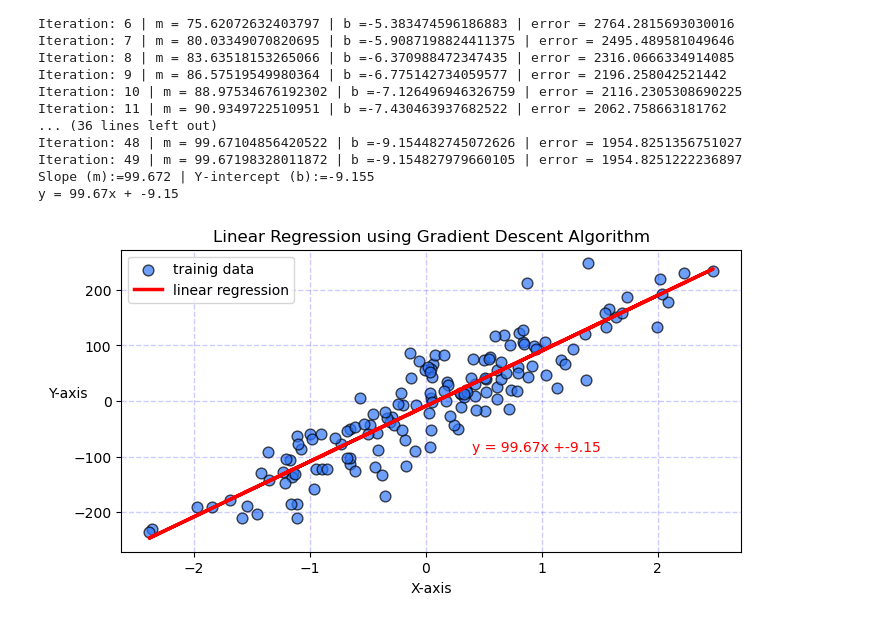
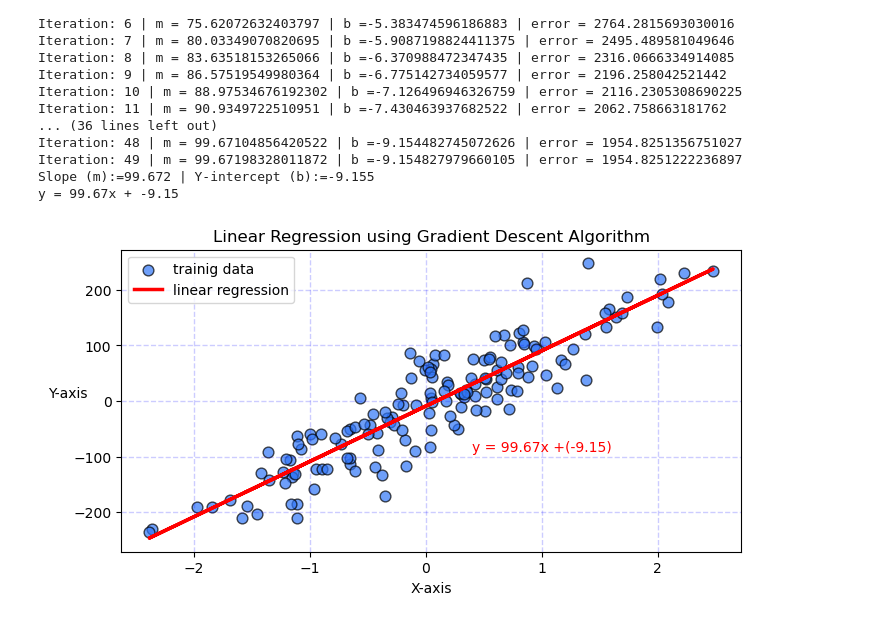
Before and after one commit to vaibhav-shaharwale/Gradient-Descent, a Jupyter notebook: Gradient Descent.ipynb, the cells around one changed output. Saved outputs shown, nothing was run; the diff lists cells and outputs as text; code cells hidden in the pictures.

```diff
--- a/Gradient Descent.ipynb
+++ b/Gradient Descent.ipynb
@@ -23,9 +23,9 @@ def gradient_descent(x,y):
     # Gradient Descent Algorithm
     for i in range(epochs):
         y_pred = m*x + b    # current predicted value of y
-        cost = (1/n) * sum([val**2 for val in (y - y_pred)])    # MSE function used as the Cost function
-        Dm = (-2/n) * sum(x*(y-y_pred))     # partial derivative wrt m
-        Db = (-2/n) * sum(y-y_pred)     # partial derivative wrt b
+        cost = (1/n) * sum([val**2 for val in (y_pred-y)])    # MSE function used as the Cost function
+        Dm = (2/n) * sum(x*(y_pred-y))     # partial derivative wrt m
+        Db = (2/n) * sum(y_pred-y)     # partial derivative wrt b
         m = m - alpha * Dm      # update current value of m
         b = b - alpha * Db      # update current value of b
 
@@ -67,14 +67,14 @@ y = 99.67x + -9.15
 # %%
 y_pred = m*x+b
 plt.figure(figsize=(8,4), dpi=100)
 plt.title("Linear Regression using Gradient Descent Algorithm")
 plt.xlabel("X-axis")
 plt.ylabel("Y-axis", rotation = 0)
-plt.text(0.4, -90, "y = {}x +{}".format(round(m,2), round(b,2)), color='red', fontsize=10)
+plt.text(0.4, -90, "y = {}x +({})".format(round(m,2), round(b,2)), color='red', fontsize=10)
 plt.scatter(x, y, color='#3176f7', label='trainig data', edgecolors='black', s=60, alpha=0.7)
 plt.plot(x, y_pred, color='red', label='linear regression', linewidth=2.5)
 plt.grid(color='blue', linestyle='--', linewidth=1, alpha=0.2)
 plt.legend(loc='upper left')
 plt.show()
 # %% [output]
-[figure, old version]
+[figure, new version]
```
